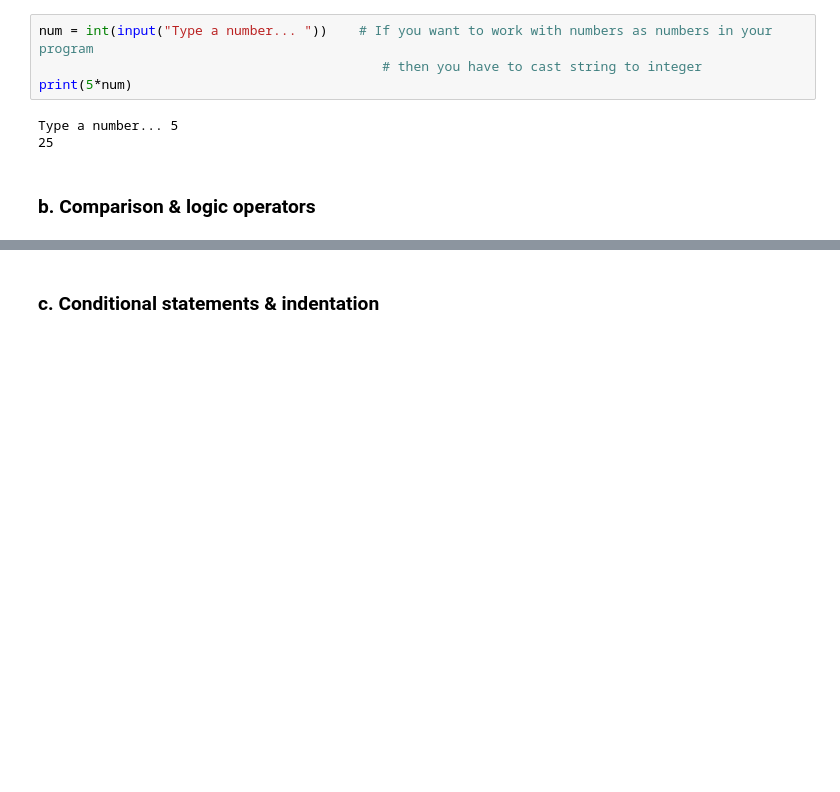
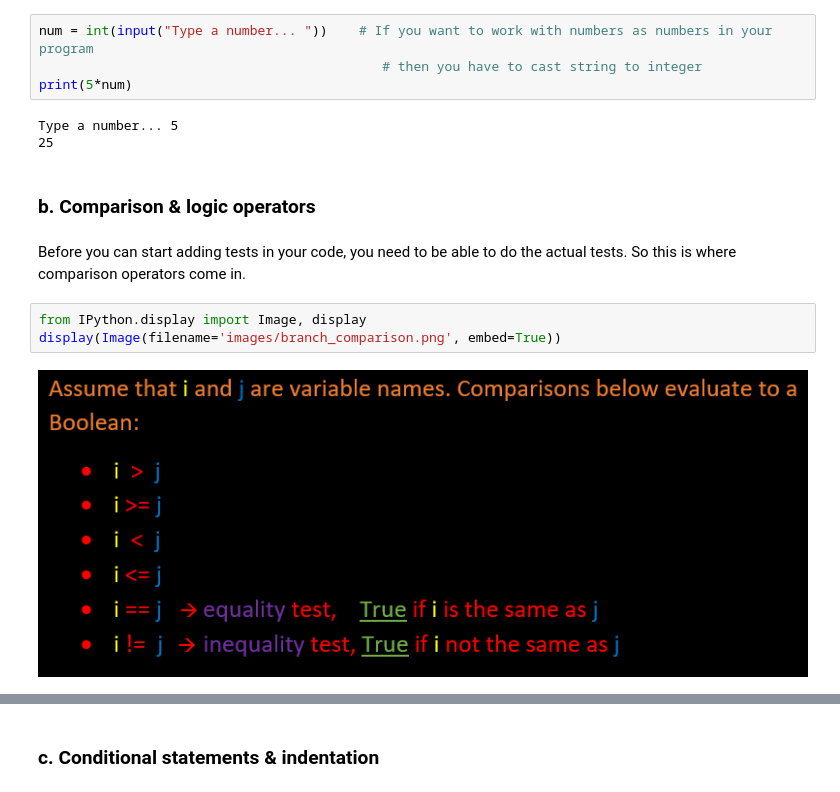
Before and after one commit to eashahabib/Foundation-Course, a Jupyter notebook: Chapter 1. Programming/Module 0. Programming I/1.0.1. Branching and Iteration.ipynb, the cells around one changed output, grey strips where cells are left out. Drawn from its saved outputs; the diff is of its cells as text; blank space fills up the shorter version.

Commit message:
completed section 2 comparison

```diff
--- a/Chapter 1. Programming/Module 0. Programming I/1.0.1. Branching and Iteration.ipynb
+++ b/Chapter 1. Programming/Module 0. Programming I/1.0.1. Branching and Iteration.ipynb
@@ -118,3 +118,10 @@ Type a number... 5
 25
 # %% [markdown]
 ### b. Comparison & logic operators
+# %% [markdown]
+Before you can start adding tests in your code, you need to be able to do the actual tests. So this is where comparison operators come in.
+# %%
+from IPython.display import Image, display
+display(Image(filename='images/branch_comparison.png', embed=True))
+# %% [output]
+[figure, added]
```
Also changed, not shown: parts of 15 cells of this notebook, 3 other files.
